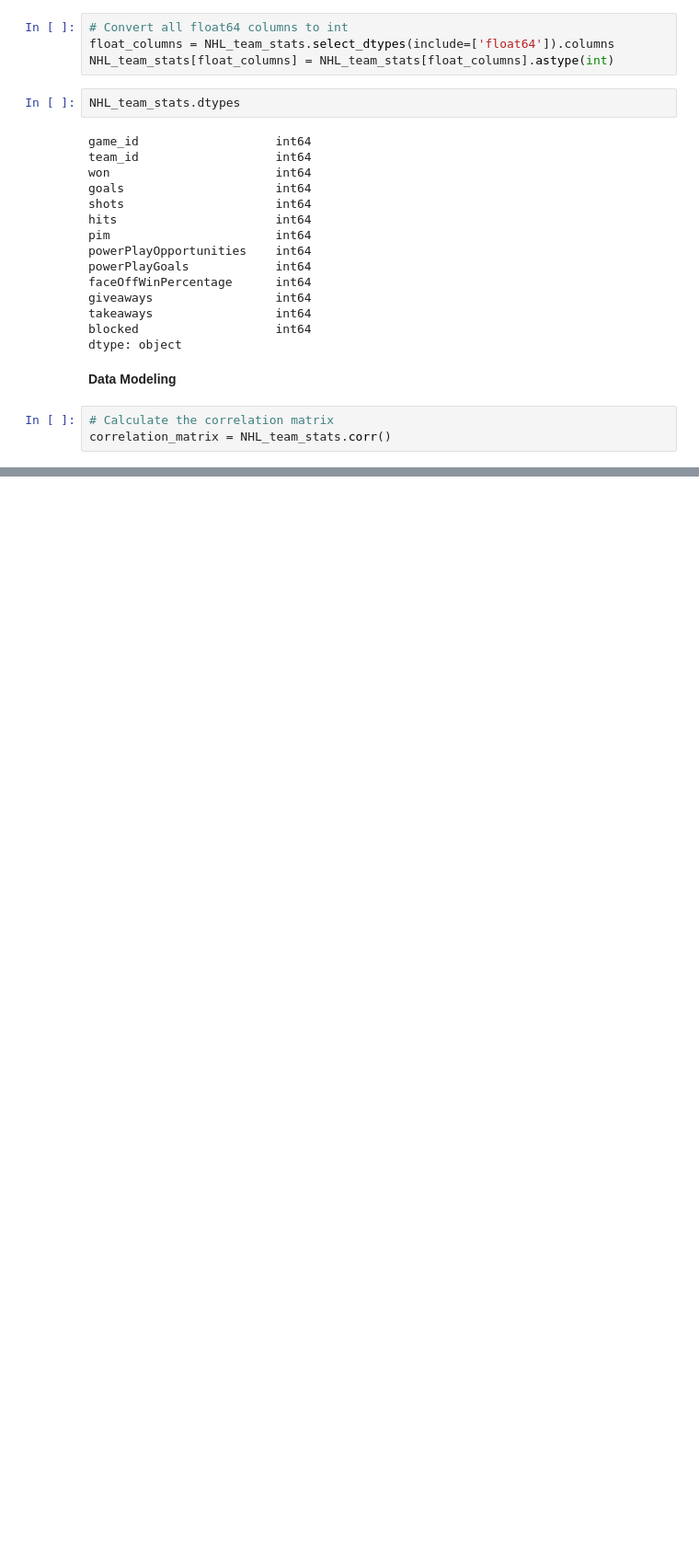
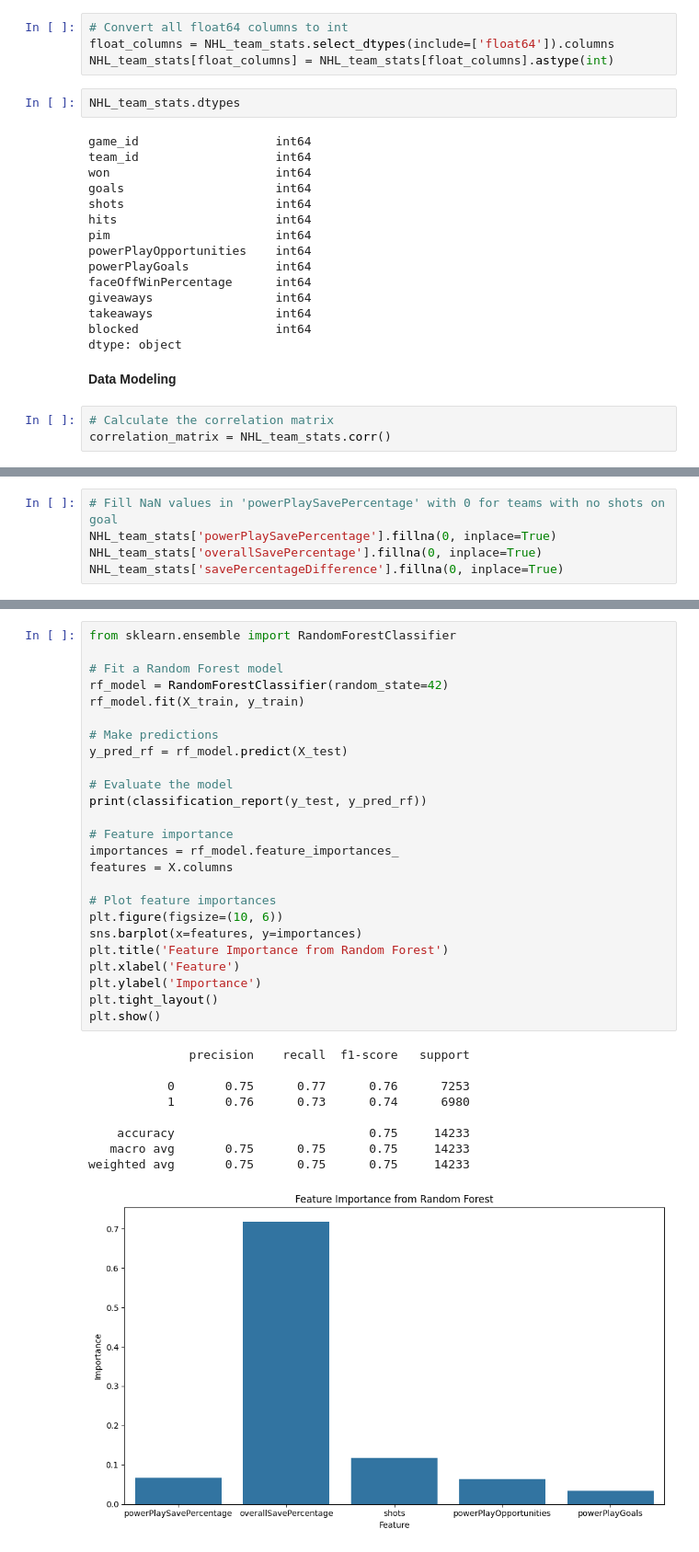
Before and after one commit to colincranwell/itcs-3162-group-8-project, a Jupyter notebook: Group8_Final.ipynb, the cells around one changed output, grey strips where cells are left out. Shown at 92% size. Saved outputs shown, nothing was run; the diff lists cells and outputs as text; blank space fills up the shorter version.

```diff
--- a/Group8_Final.ipynb
+++ b/Group8_Final.ipynb
@@ -364,0 +420,5 @@ plt.show()
+# %%
+# Fill NaN values in 'powerPlaySavePercentage' with 0 for teams with no shots on goal
+NHL_team_stats['powerPlaySavePercentage'].fillna(0, inplace=True)
+NHL_team_stats['overallSavePercentage'].fillna(0, inplace=True)
+NHL_team_stats['savePercentageDifference'].fillna(0, inplace=True)
@@ -364,0 +501,35 @@ plt.show()
+# %%
+from sklearn.ensemble import RandomForestClassifier
+
+# Fit a Random Forest model
+rf_model = RandomForestClassifier(random_state=42)
+rf_model.fit(X_train, y_train)
+
+# Make predictions
+y_pred_rf = rf_model.predict(X_test)
+
+# Evaluate the model
+print(classification_report(y_test, y_pred_rf))
+
+# Feature importance
+importances = rf_model.feature_importances_
+features = X.columns
+
+# Plot feature importances
+plt.figure(figsize=(10, 6))
+sns.barplot(x=features, y=importances)
+plt.title('Feature Importance from Random Forest')
+plt.xlabel('Feature')
+plt.ylabel('Importance')
+plt.tight_layout()
+plt.show()
+# %% [output]
+              precision    recall  f1-score   support
+
+           0       0.75      0.77      0.76      7253
+           1       0.76      0.73      0.74      6980
+
+    accuracy                           0.75     14233
+   macro avg       0.75      0.75      0.75     14233
+weighted avg       0.75      0.75      0.75     14233
+[figure, added]
```
Also changed, not shown: parts of 31 cells of this notebook.
